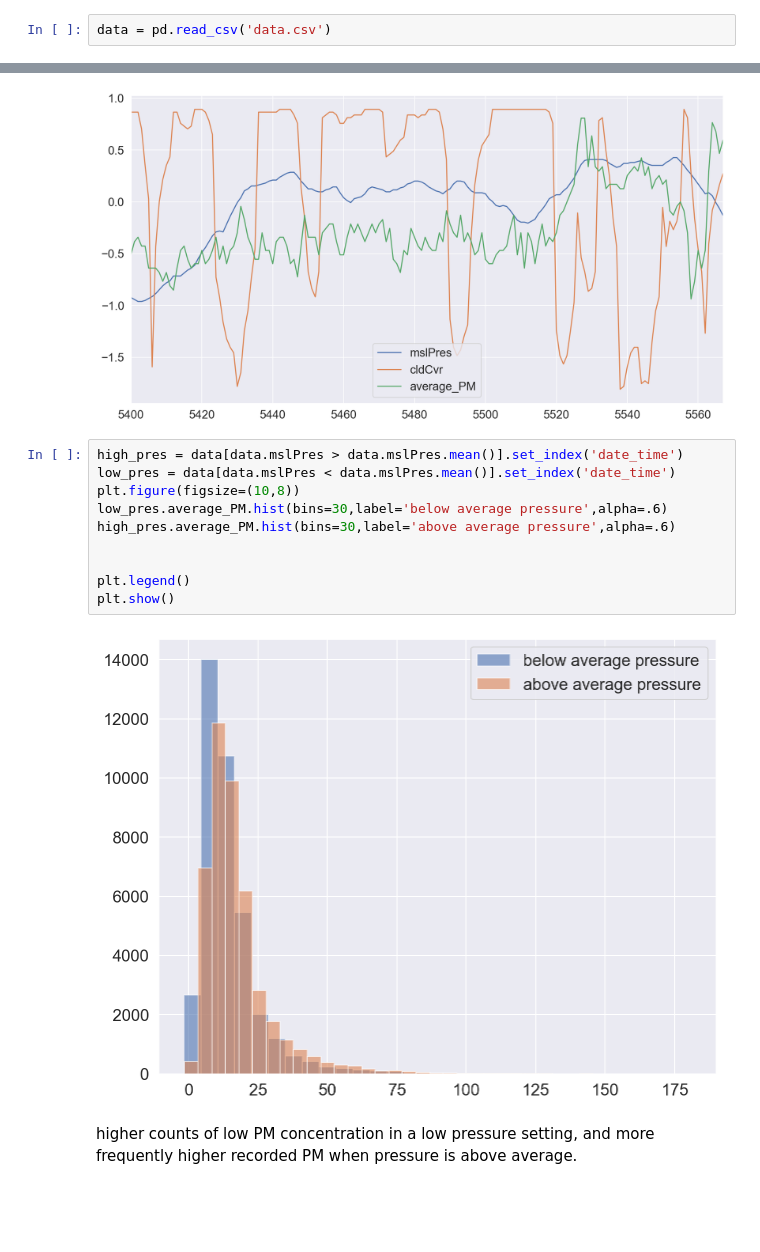
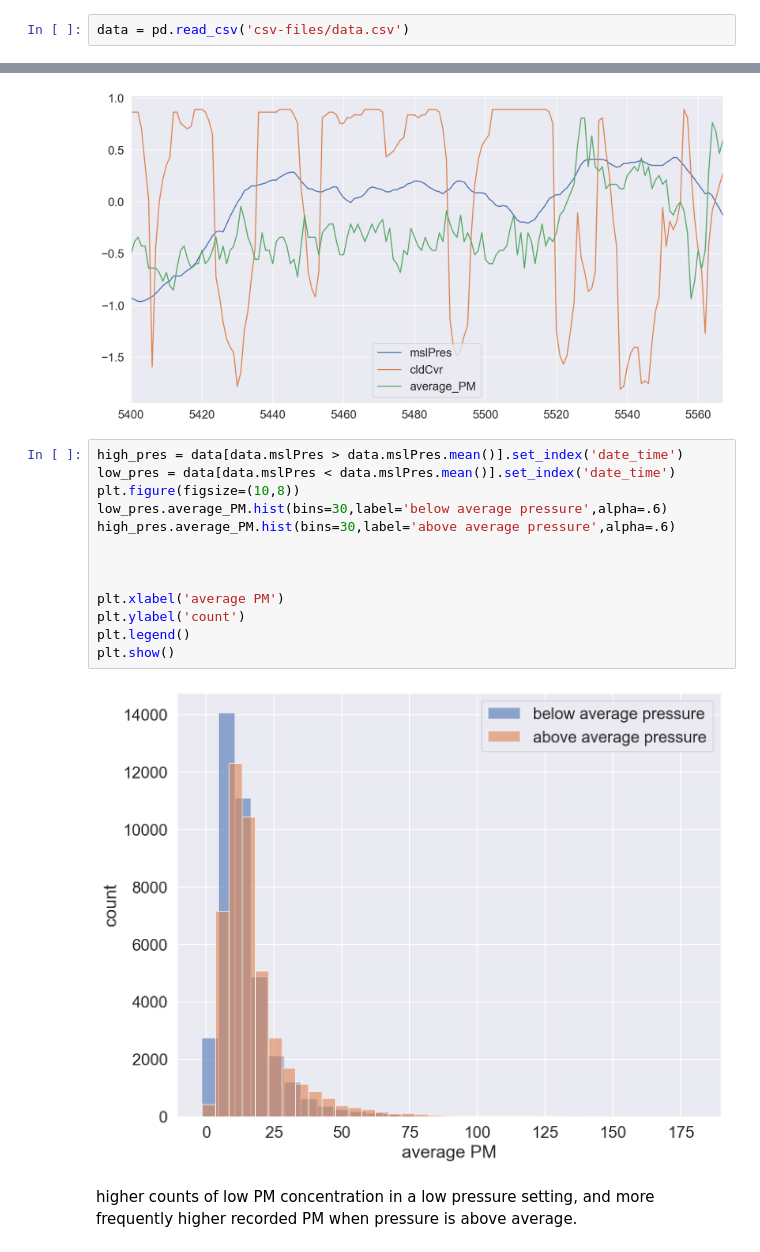
Before and after one commit to ismailibrahim1993/predicting-air-pollution-climate, a Jupyter notebook: EDA.ipynb, the cells around one changed output, grey strips where cells are left out. Saved outputs shown, nothing was run; the diff lists cells and outputs as text; blank space fills up the shorter version.

```diff
--- a/EDA.ipynb
+++ b/EDA.ipynb
@@ -11,7 +11,7 @@ sns.set(font_scale=1.5)
 %matplotlib inline
 %config InlineBackend.figure_format = 'retina'
 # %%
-data = pd.read_csv('data.csv')
+data = pd.read_csv('csv-files/data.csv')
 # %%
 data_corr = data.corr()
 # %%
@@ -246,15 +246,18 @@ plt.show()
 # %%
 high_pres = data[data.mslPres > data.mslPres.mean()].set_index('date_time')
 low_pres = data[data.mslPres < data.mslPres.mean()].set_index('date_time')
 plt.figure(figsize=(10,8))
 low_pres.average_PM.hist(bins=30,label='below average pressure',alpha=.6)
 high_pres.average_PM.hist(bins=30,label='above average pressure',alpha=.6)
 
 
+
+plt.xlabel('average PM')
+plt.ylabel('count')
 plt.legend()
 plt.show()
 # %% [output]
-[figure, old version]
+[figure, new version]
 # %% [markdown]
 higher counts of low PM concentration in a low pressure setting, and more frequently higher recorded PM when pressure is above average.
 # %%
```
Also changed, not shown: 9 other files.
